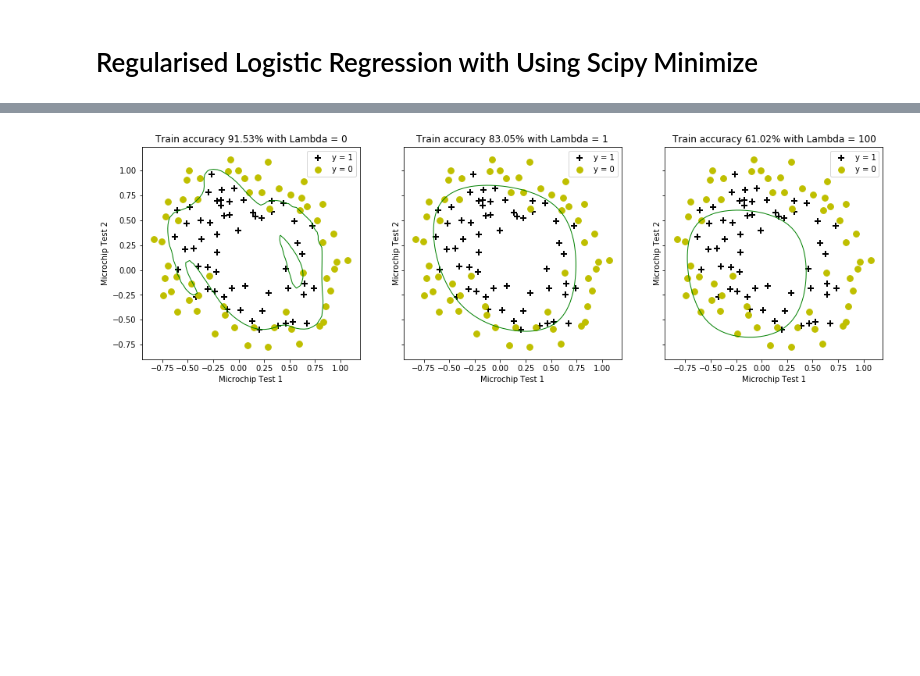
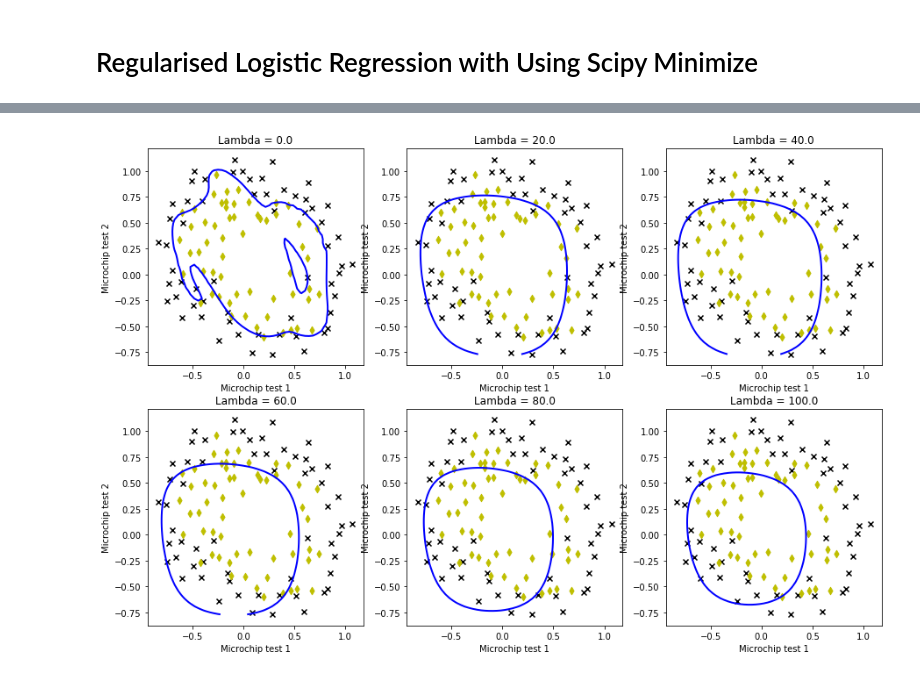
Before and after one commit to mcagriardic/Andrew-NG-Coursera, a Jupyter notebook: ex2/Assignment 2 - minimize.ipynb, the cells around one changed output, grey strips where cells are left out. Cells and saved outputs as stored; diff of their text form; code cells hidden in the pictures; blank space fills up the shorter version.

```diff
--- a/ex2/Assignment 2 - minimize.ipynb
+++ b/ex2/Assignment 2 - minimize.ipynb
@@ -82,5 +106,5 @@ exam_1_score = ex2data2[:, 0]
 exam_2_score = ex2data2[:, 1]
 
 X = ex2data2[:, :-1]
-y = ex2data2[:, -1]
+y = ex2data2[:, -1].reshape(-1, 1)
 # %%
@@ -137,10 +166,0 @@ ValueError: shapes (28,28) and (784,) not aligned: 28 (dim 1) != 784 (dim 0)
-# %%
-def loaddata(file, delimeter):
-    data = np.loadtxt(file, delimiter=delimeter)
-    print('Dimensions: ',data.shape)
-    print(data[1:6,:])
-    return(data)
-
-data2 = loaddata('data/ex2data2.txt', ',')
-y = np.c_[data2[:,2]]
-X = data2[:,0:2]
@@ -225,28 +167,19 @@ import matplotlib.pyplot as plt
-# %%
-fig, axes = plt.subplots(1,3, sharey = True, figsize=(17,5))
-
-# Decision boundaries
-# Lambda = 0 : No regularization --> too flexible, overfitting the training data
-# Lambda = 1 : Looks about right
-# Lambda = 100 : Too much regularization --> high bias
-
-for i, C in enumerate([0, 1, 100]):
-    # Optimize costFunctionReg
-    res2 = minimize(costFunctionReg, initial_theta, args=(C, XX, y), method=None, jac=gradientReg, options={'maxiter':3000})
-
-    # Accuracy
-    accuracy = 100*sum(predict(res2.x, XX) == y.ravel())/y.size
-
-    # Scatter plot of X,y
-    plotData(data2, 'Microchip Test 1', 'Microchip Test 2', 'y = 1', 'y = 0', axes.flatten()[i])
-
-    # Plot decisionboundary
-    x1_min, x1_max = X[:,0].min(), X[:,0].max(),
-    x2_min, x2_max = X[:,1].min(), X[:,1].max(),
-    xx1, xx2 = np.meshgrid(np.linspace(x1_min, x1_max), np.linspace(x2_min, x2_max))
-    h = sigmoid(poly.fit_transform(np.c_[xx1.ravel(), xx2.ravel()]).dot(res2.x))
-    h = h.reshape(xx1.shape)
-    axes.flatten()[i].contour(xx1, xx2, h, [0.5], linewidths=1, colors='g');
-    axes.flatten()[i].set_title('Train accuracy {}% with Lambda = {}'.format(np.round(accuracy, decimals=2), C))
-# %% [output]
-[figure, removed]
+# %%
+poly = PolynomialFeatures(6)
+X_poly = poly.fit_transform(X)
+
+plot_lambdas_grid(
+    data=ex2data2,
+    X=X,
+    y=y,
+    X_poly=X_poly,
+    PolynomialFeatures_instance=poly,
+    grid_rows=2,
+    grid_columns=3,
+    LAMBDA_start=0,
+    LAMBDA_end=100,
+    cost_func=reg_calculate_cost,
+    gradient=reg_gradient
+)
+# %% [output]
+[figure, added]
```
Also changed, not shown: parts of 10 cells of this notebook, 4 other files.
